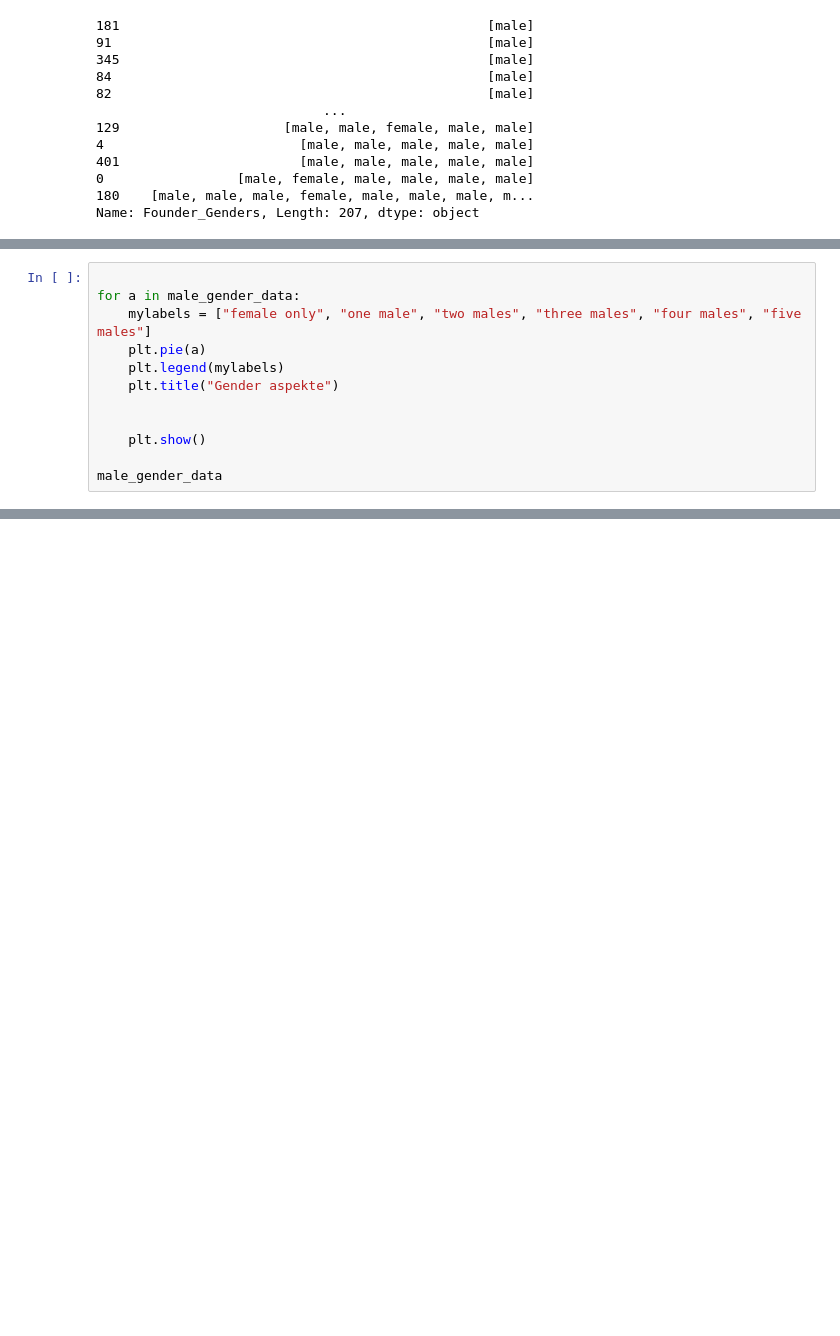
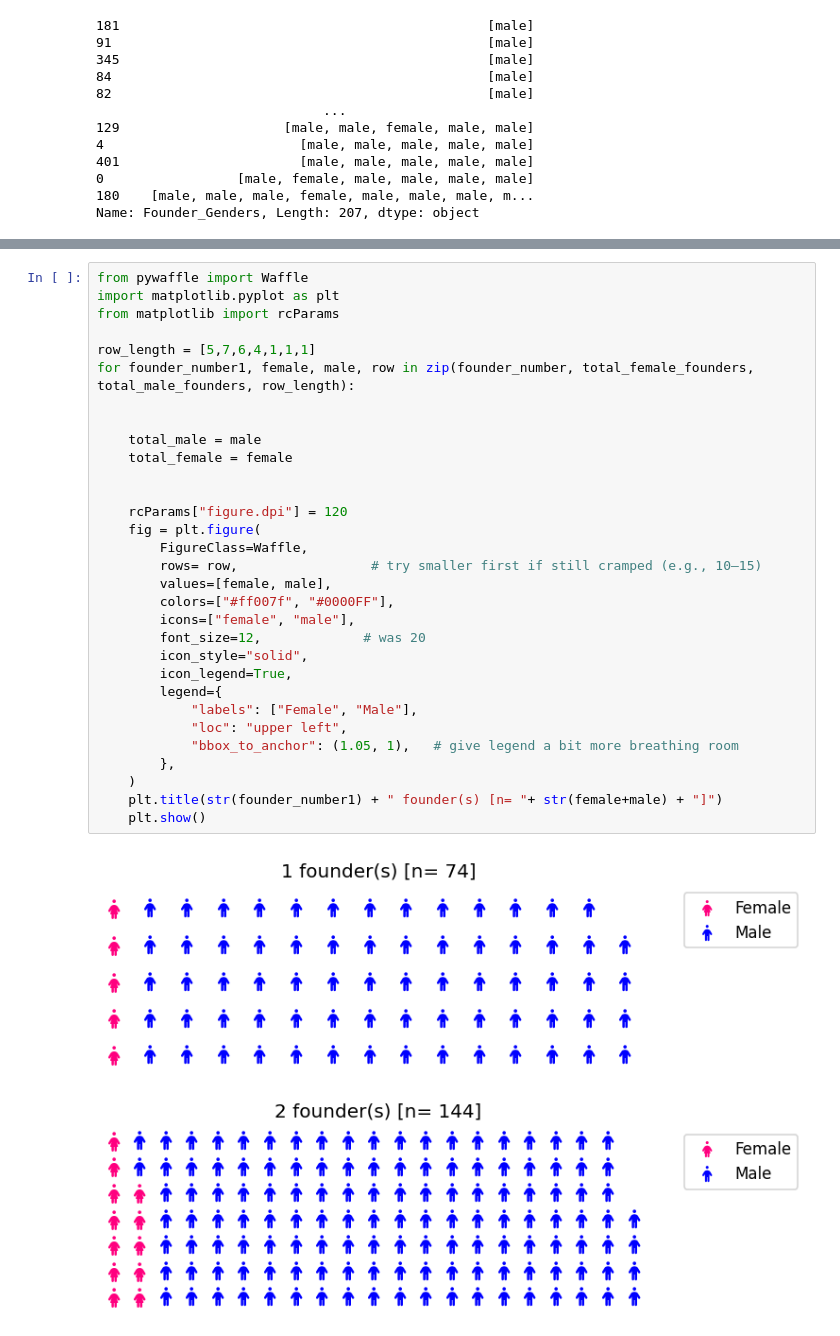
Before and after one commit to viktorpantushev/gender-aspekte-bei-unicorns, a Jupyter notebook: gender_aspekte_bei_unicorns.ipynb, the cells around one changed output, grey strips where cells are left out. Cells and saved outputs as stored; diff of their text form; blank space fills up the shorter version.

Commit message:
nice male female plot

```diff
--- a/gender_aspekte_bei_unicorns.ipynb
+++ b/gender_aspekte_bei_unicorns.ipynb
@@ -280,12 +246,0 @@ gender_probability: [7]
-# %%
-
-for a in male_gender_data:
-    mylabels = ["female only", "one male", "two males", "three males", "four males", "five males"]
-    plt.pie(a)
-    plt.legend(mylabels)
-    plt.title("Gender aspekte")
-
-
-    plt.show()
-
-male_gender_data
@@ -356,0 +295,34 @@ ValueError: Length of colors doesn't match the values.
+# %%
+from pywaffle import Waffle
+import matplotlib.pyplot as plt
+from matplotlib import rcParams
+
+row_length = [5,7,6,4,1,1,1]
+for founder_number1, female, male, row in zip(founder_number, total_female_founders, total_male_founders, row_length):
+
+
+    total_male = male
+    total_female = female
+
+
+    rcParams["figure.dpi"] = 120
+    fig = plt.figure(
+        FigureClass=Waffle,
+        rows= row,                 # try smaller first if still cramped (e.g., 10–15)
+        values=[female, male],
+        colors=["#ff007f", "#0000FF"],
+        icons=["female", "male"],
+        font_size=12,             # was 20
+        icon_style="solid",
+        icon_legend=True,
+        legend={
+            "labels": ["Female", "Male"],
+            "loc": "upper left",
+            "bbox_to_anchor": (1.05, 1),   # give legend a bit more breathing room
+        },
+    )
+    plt.title(str(founder_number1) + " founder(s) [n= "+ str(female+male) + "]")
+    plt.show()
+# %% [output]
+[figure, added]
+[figure, added]
```
Also changed, not shown: parts of 5 cells of this notebook.
